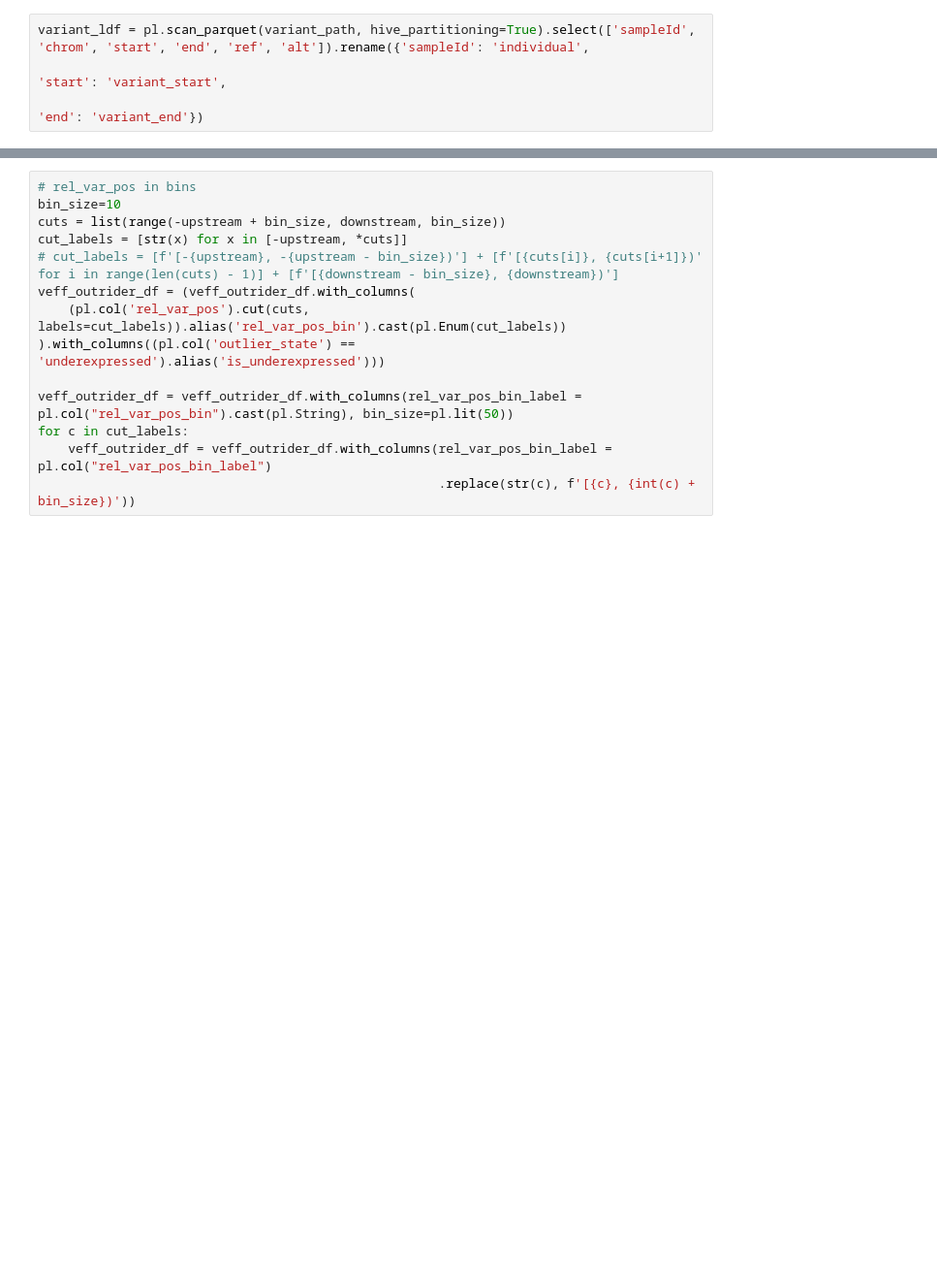
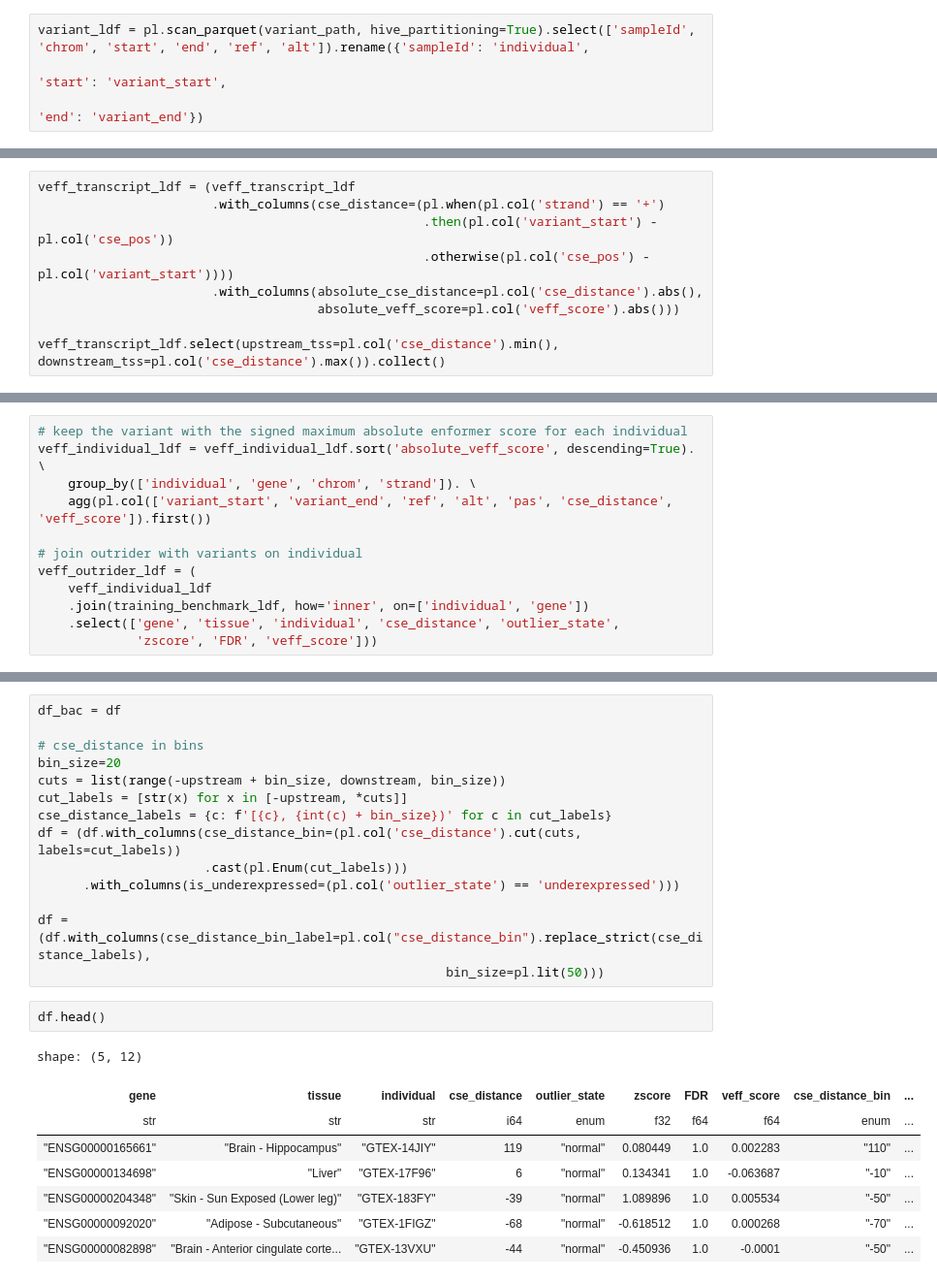
Before and after one commit to gtsitsiridis/kipoi_veff_analysis, a Jupyter notebook: notebooks/aparent2/aparent2_bins.py.ipynb, the cells around one changed output, grey strips where cells are left out. Shown at 97% size. Cells and saved outputs as stored; diff of their text form; blank space fills up the shorter version.

```diff
--- a/notebooks/aparent2/aparent2_bins.py.ipynb
+++ b/notebooks/aparent2/aparent2_bins.py.ipynb
@@ -102,0 +75,9 @@ veff_outrider_ldf = (veff_variant_ldf.join(training_benchmark_ldf, how='inner',
+# %%
+veff_transcript_ldf = (veff_transcript_ldf
+                       .with_columns(cse_distance=(pl.when(pl.col('strand') == '+')
+                                                   .then(pl.col('variant_start') - pl.col('cse_pos'))
+                                                   .otherwise(pl.col('cse_pos') - pl.col('variant_start'))))
+                       .with_columns(absolute_cse_distance=pl.col('cse_distance').abs(),
+                                     absolute_veff_score=pl.col('veff_score').abs()))
+
+veff_transcript_ldf.select(upstream_tss=pl.col('cse_distance').min(), downstream_tss=pl.col('cse_distance').max()).collect()
@@ -103 +104,13 @@ veff_outrider_ldf = (veff_variant_ldf.join(training_benchmark_ldf, how='inner',
+# %%
+# keep the variant with the signed maximum absolute enformer score for each individual
+veff_individual_ldf = veff_individual_ldf.sort('absolute_veff_score', descending=True). \
+    group_by(['individual', 'gene', 'chrom', 'strand']). \
+    agg(pl.col(['variant_start', 'variant_end', 'ref', 'alt', 'pas', 'cse_distance', 'veff_score']).first())
+
+# join outrider with variants on individual
+veff_outrider_ldf = (
+    veff_individual_ldf
+    .join(training_benchmark_ldf, how='inner', on=['individual', 'gene'])
+    .select(['gene', 'tissue', 'individual', 'cse_distance', 'outlier_state',
+             'zscore', 'FDR', 'veff_score']))
 # %%
@@ -105,15 +133,26 @@ veff_outrider_df = veff_outrider_ldf.collect(streaming=True)
 # %%
-# rel_var_pos in bins
-bin_size=10
+df_bac = df
+
+# cse_distance in bins
+bin_size=20
 cuts = list(range(-upstream + bin_size, downstream, bin_size))
 cut_labels = [str(x) for x in [-upstream, *cuts]]
-# cut_labels = [f'[-{upstream}, -{upstream - bin_size})'] + [f'[{cuts[i]}, {cuts[i+1]})' for i in range(len(cuts) - 1)] + [f'[{downstream - bin_size}, {downstream})']
-veff_outrider_df = (veff_outrider_df.with_columns(
-    (pl.col('rel_var_pos').cut(cuts, labels=cut_labels)).alias('rel_var_pos_bin').cast(pl.Enum(cut_labels))
-).with_columns((pl.col('outlier_state') == 'underexpressed').alias('is_underexpressed')))
+cse_distance_labels = {c: f'[{c}, {int(c) + bin_size})' for c in cut_labels}
+df = (df.with_columns(cse_distance_bin=(pl.col('cse_distance').cut(cuts, labels=cut_labels))
+                      .cast(pl.Enum(cut_labels)))
+      .with_columns(is_underexpressed=(pl.col('outlier_state') == 'underexpressed')))
 
-veff_outrider_df = veff_outrider_df.with_columns(rel_var_pos_bin_label = pl.col("rel_var_pos_bin").cast(pl.String), bin_size=pl.lit(50))
-for c in cut_labels:
-    veff_outrider_df = veff_outrider_df.with_columns(rel_var_pos_bin_label = pl.col("rel_var_pos_bin_label")
-                                                     .replace(str(c), f'[{c}, {int(c) + bin_size})'))
+df = (df.with_columns(cse_distance_bin_label=pl.col("cse_distance_bin").replace_strict(cse_distance_labels),
+                                                      bin_size=pl.lit(50)))
+# %%
+df.head()
+# %% [output]
+shape: (5, 12)
+| gene | tissue | individual | cse_distance | outlier_state | zscore | FDR | veff_score | cse_distance_bin | ... |
+| str | str | str | i64 | enum | f32 | f64 | f64 | enum | ... |
+| "ENSG00000165661" | "Brain - Hippocampus" | "GTEX-14JIY" | 119 | "normal" | 0.080449 | 1.0 | 0.002283 | "110" | ... |
+| "ENSG00000134698" | "Liver" | "GTEX-17F96" | 6 | "normal" | 0.134341 | 1.0 | -0.063687 | "-10" | ... |
+| "ENSG00000204348" | "Skin - Sun Exposed (Lower leg)" | "GTEX-183FY" | -39 | "normal" | 1.089896 | 1.0 | 0.005534 | "-50" | ... |
+| "ENSG00000092020" | "Adipose - Subcutaneous" | "GTEX-1FIGZ" | -68 | "normal" | -0.618512 | 1.0 | 0.000268 | "-70" | ... |
+| "ENSG00000082898" | "Brain - Anterior cingulate corte... | "GTEX-13VXU" | -44 | "normal" | -0.450936 | 1.0 | -0.0001 | "-50" | ... |
 # %%
```
Also changed, not shown: parts of 26 cells of this notebook, 47 other files.
